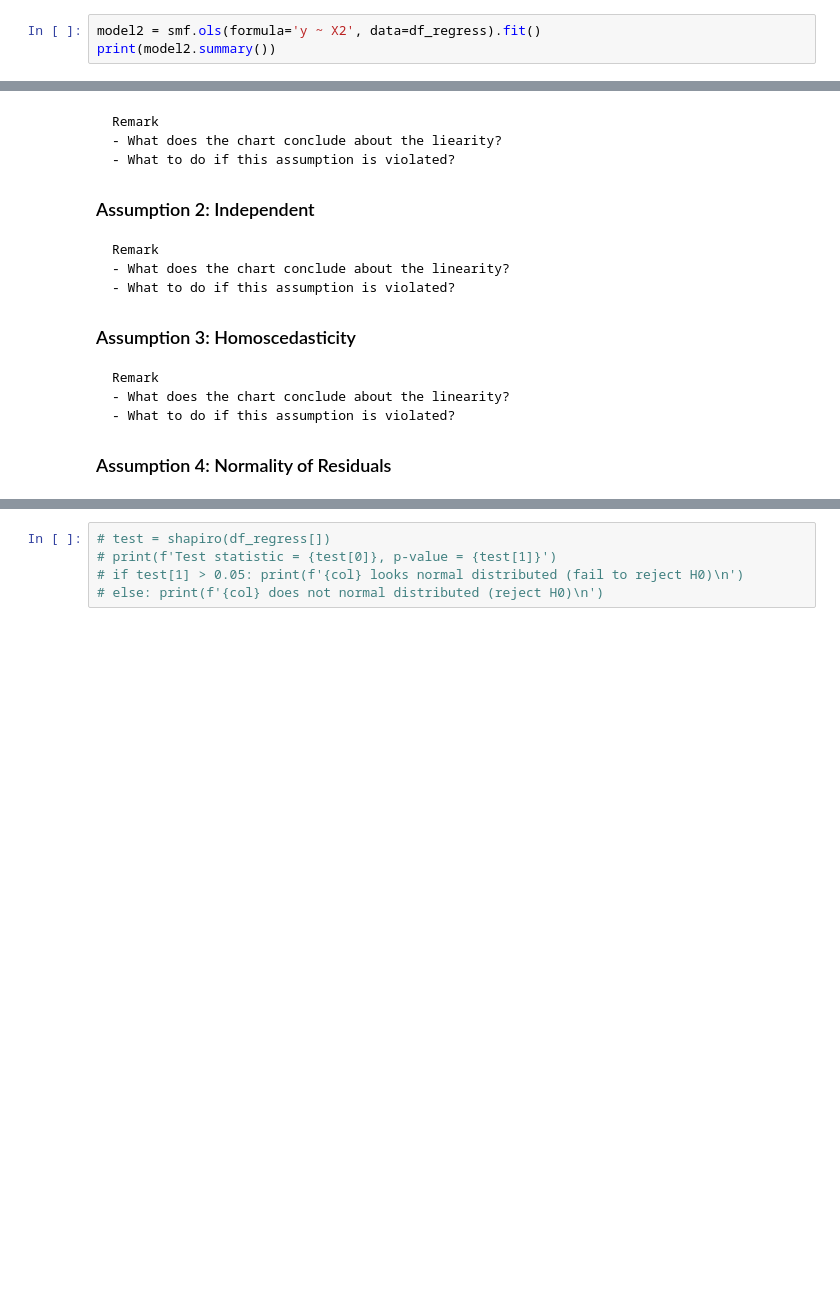
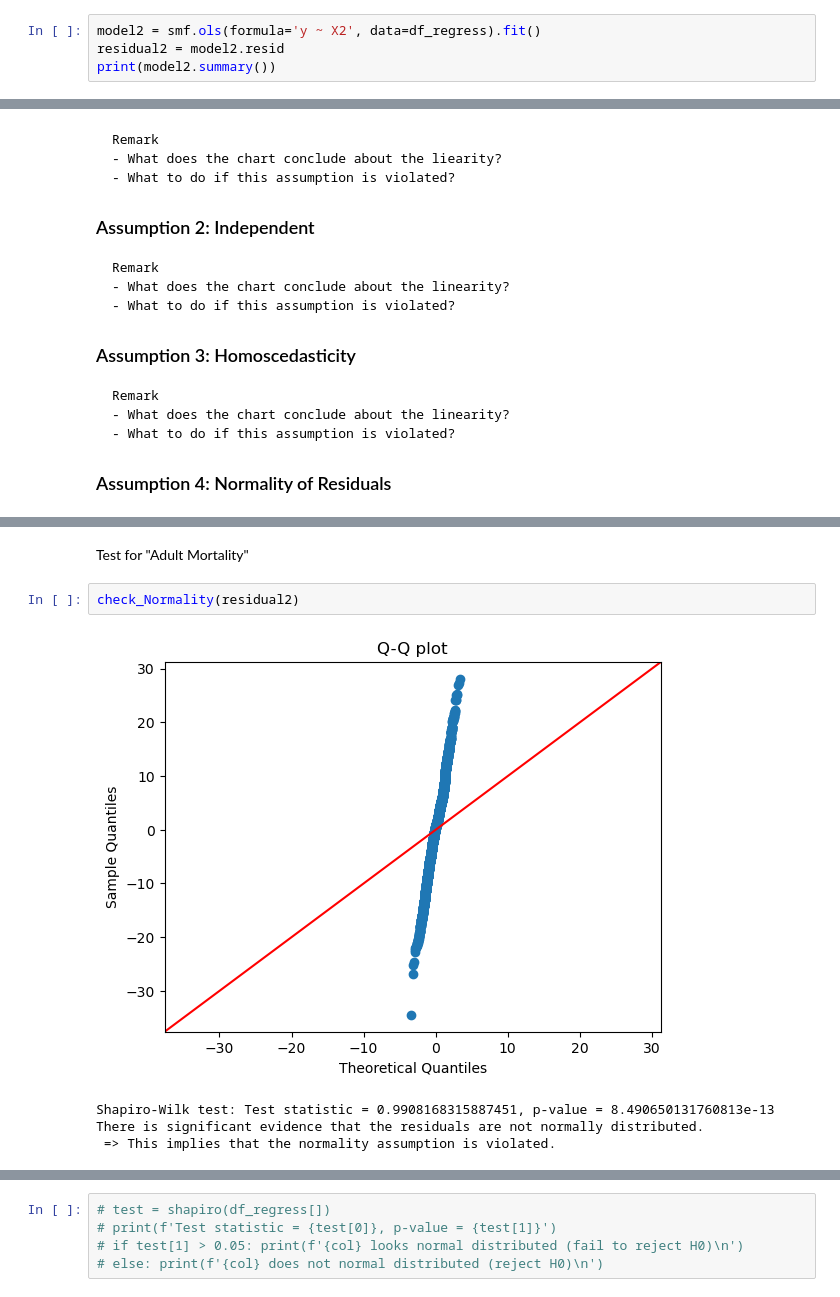
Before and after one commit to ov3ipo/SM_Project, a Jupyter notebook: final.ipynb, the cells around one changed output, grey strips where cells are left out. Saved outputs shown, nothing was run; the diff lists cells and outputs as text; blank space fills up the shorter version.

```diff
--- a/final.ipynb
+++ b/final.ipynb
@@ -345,6 +440,7 @@ Remark
 - The Adjusted R-squared value is also 0.370, which suggests that the inclusion of additional predictor variables would not significantly improve the model's explanatory power.
 # %%
 model2 = smf.ols(formula='y ~ X2', data=df_regress).fit()
+residual2 = model2.resid
 print(model2.summary())
 # %% [output]
                             OLS Regression Results
@@ -434,0 +636,9 @@ Remark
+# %% [markdown]
+Test for "Adult Mortality"
+# %%
+check_Normality(residual2)
+# %% [output]
+[figure, added]
+Shapiro-Wilk test: Test statistic = 0.9908168315887451, p-value = 8.490650131760813e-13
+There is significant evidence that the residuals are not normally distributed.
+ => This implies that the normality assumption is violated.
```
Also changed, not shown: parts of 39 cells of this notebook.
